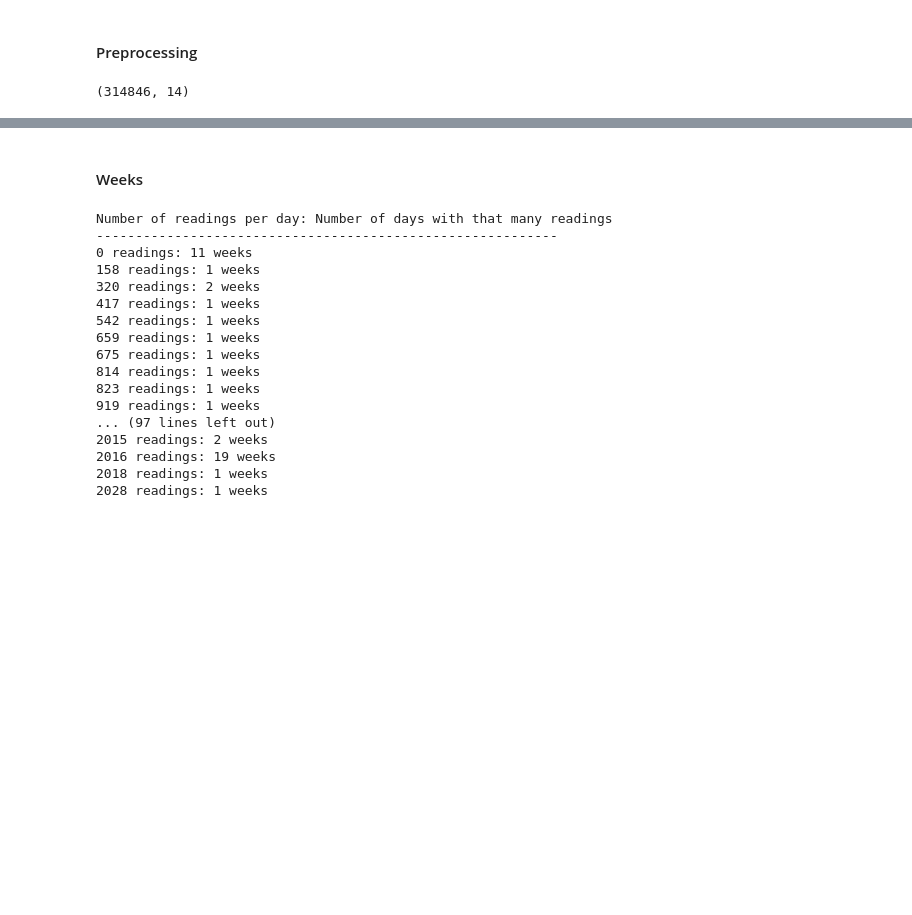
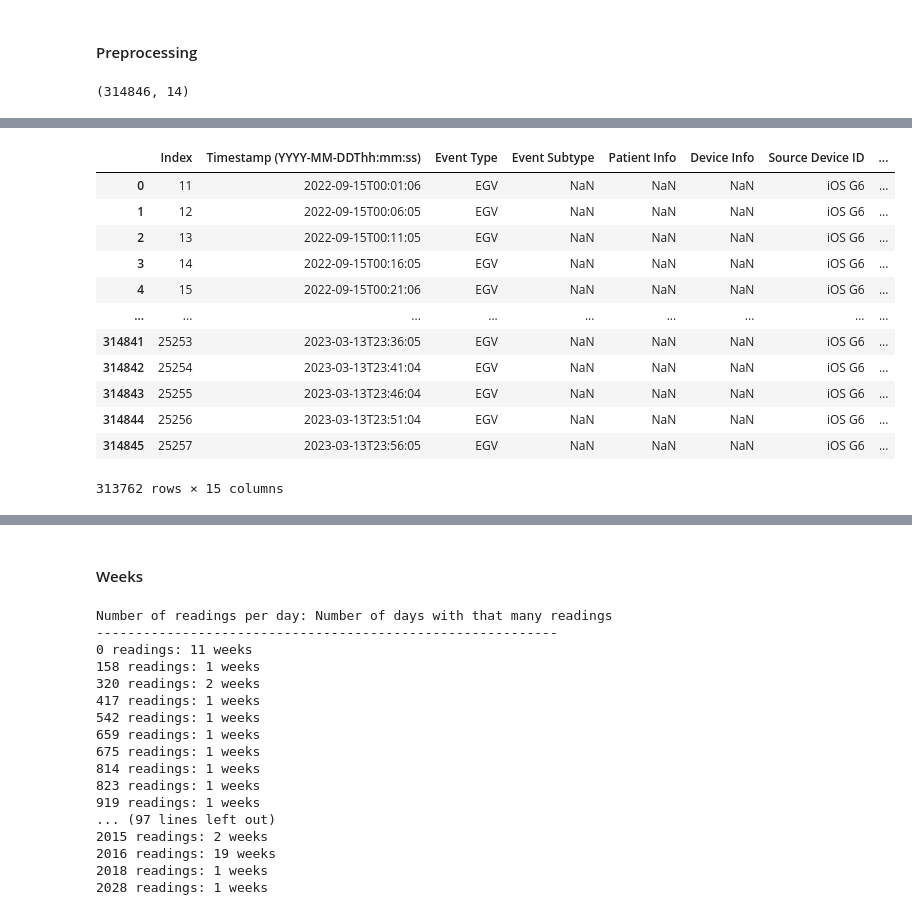
Before and after one commit to rjaisinghani99/blood_glucose_forecaster, a Jupyter notebook: Project_Milestone.ipynb, the cells around one changed output, grey strips where cells are left out. Saved outputs shown, nothing was run; the diff lists cells and outputs as text; code cells hidden in the pictures; blank space fills up the shorter version.

```diff
--- a/Project_Milestone.ipynb
+++ b/Project_Milestone.ipynb
@@ -39,3 +74,19 @@ dexcom_df['Timestamp'] = pd.to_datetime(dexcom_df['Timestamp (YYYY-MM-DDThh:mm:s
 dates_to_remove = ['2023-11-21', '2024-02-14', '2024-08-07']
 dates_to_remove = [pd.to_datetime(date).date() for date in dates_to_remove]
 dexcom_df = dexcom_df[~dexcom_df['Timestamp'].dt.date.isin(dates_to_remove)]
+# %%
+dexcom_df
+# %% [output]
+|  | Index | Timestamp (YYYY-MM-DDThh:mm:ss) | Event Type | Event Subtype | Patient Info | Device Info | Source Device ID | ... |
+| 0 | 11 | 2022-09-15T00:01:06 | EGV | NaN | NaN | NaN | iOS G6 | ... |
+| 1 | 12 | 2022-09-15T00:06:05 | EGV | NaN | NaN | NaN | iOS G6 | ... |
+| 2 | 13 | 2022-09-15T00:11:05 | EGV | NaN | NaN | NaN | iOS G6 | ... |
+| 3 | 14 | 2022-09-15T00:16:05 | EGV | NaN | NaN | NaN | iOS G6 | ... |
+| 4 | 15 | 2022-09-15T00:21:06 | EGV | NaN | NaN | NaN | iOS G6 | ... |
+| ... | ... | ... | ... | ... | ... | ... | ... | ... |
+| 314841 | 25253 | 2023-03-13T23:36:05 | EGV | NaN | NaN | NaN | iOS G6 | ... |
+| 314842 | 25254 | 2023-03-13T23:41:04 | EGV | NaN | NaN | NaN | iOS G6 | ... |
+| 314843 | 25255 | 2023-03-13T23:46:04 | EGV | NaN | NaN | NaN | iOS G6 | ... |
+| 314844 | 25256 | 2023-03-13T23:51:04 | EGV | NaN | NaN | NaN | iOS G6 | ... |
+| 314845 | 25257 | 2023-03-13T23:56:05 | EGV | NaN | NaN | NaN | iOS G6 | ... |
+313762 rows × 15 columns
```
Also changed, not shown: parts of 5 cells of this notebook, 4 other files.
